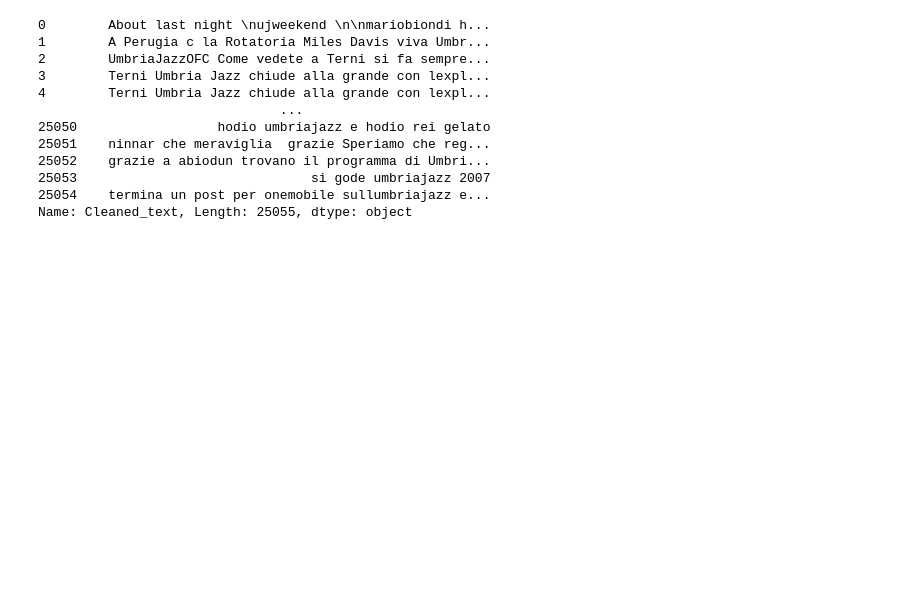
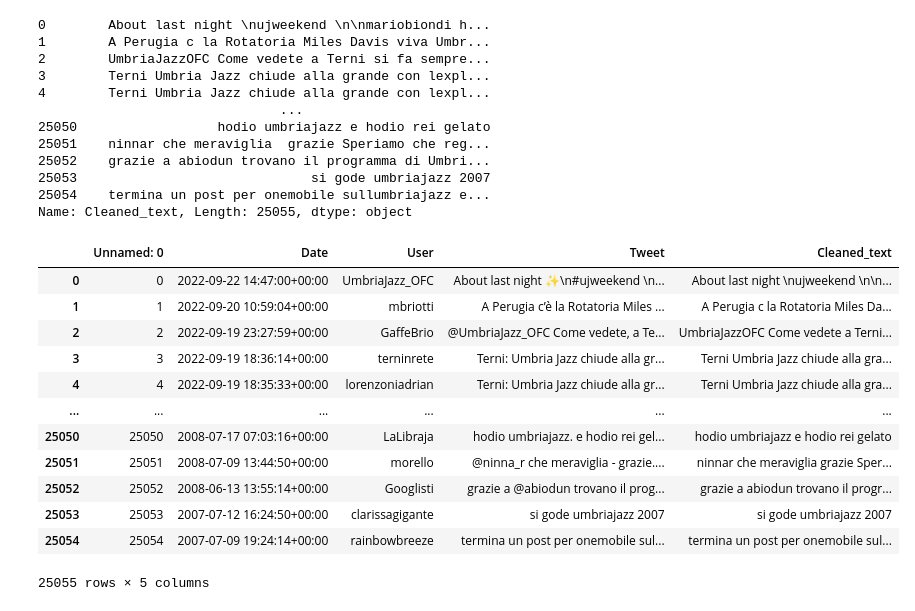
Before and after one commit to Evandro72/WebText_Cleaning_Text_Tool, a Jupyter notebook: WebText_Tweet_Clean.ipynb, the cells around one changed output. Cells and saved outputs as stored; diff of their text form; code cells hidden in the pictures; blank space fills up the shorter version.

```diff
--- a/WebText_Tweet_Clean.ipynb
+++ b/WebText_Tweet_Clean.ipynb
@@ -221,5 +221,21 @@ df['Cleaned_text']
 25053                              si gode umbriajazz 2007
 25054    termina un post per onemobile sullumbriajazz e...
 Name: Cleaned_text, Length: 25055, dtype: object
+# %%
+df
+# %% [output]
+|  | Unnamed: 0 | Date | User | Tweet | Cleaned_text |
+| 0 | 0 | 2022-09-22 14:47:00+00:00 | UmbriaJazz_OFC | About last night ✨\n#ujweekend \n... | About last night \nujweekend \n\n... |
+| 1 | 1 | 2022-09-20 10:59:04+00:00 | mbriotti | A Perugia c’è la Rotatoria Miles ... | A Perugia c la Rotatoria Miles Da... |
+| 2 | 2 | 2022-09-19 23:27:59+00:00 | GaffeBrio | @UmbriaJazz_OFC Come vedete, a Te... | UmbriaJazzOFC Come vedete a Terni... |
+| 3 | 3 | 2022-09-19 18:36:14+00:00 | terninrete | Terni: Umbria Jazz chiude alla gr... | Terni Umbria Jazz chiude alla gra... |
+| 4 | 4 | 2022-09-19 18:35:33+00:00 | lorenzoniadrian | Terni: Umbria Jazz chiude alla gr... | Terni Umbria Jazz chiude alla gra... |
+| ... | ... | ... | ... | ... | ... |
+| 25050 | 25050 | 2008-07-17 07:03:16+00:00 | LaLibraja | hodio umbriajazz. e hodio rei gel... | hodio umbriajazz e hodio rei gelato |
+| 25051 | 25051 | 2008-07-09 13:44:50+00:00 | morello | @ninna_r che meraviglia - grazie.... | ninnar che meraviglia grazie Sper... |
+| 25052 | 25052 | 2008-06-13 13:55:14+00:00 | Googlisti | grazie a @abiodun trovano il prog... | grazie a abiodun trovano il progr... |
+| 25053 | 25053 | 2007-07-12 16:24:50+00:00 | clarissagigante | si gode umbriajazz 2007 | si gode umbriajazz 2007 |
+| 25054 | 25054 | 2007-07-09 19:24:14+00:00 | rainbowbreeze | termina un post per onemobile sul... | termina un post per onemobile sul... |
+25055 rows × 5 columns
 # %%
 # Salvado CSV
```
Also changed, not shown: parts of 1 cell of this notebook.
